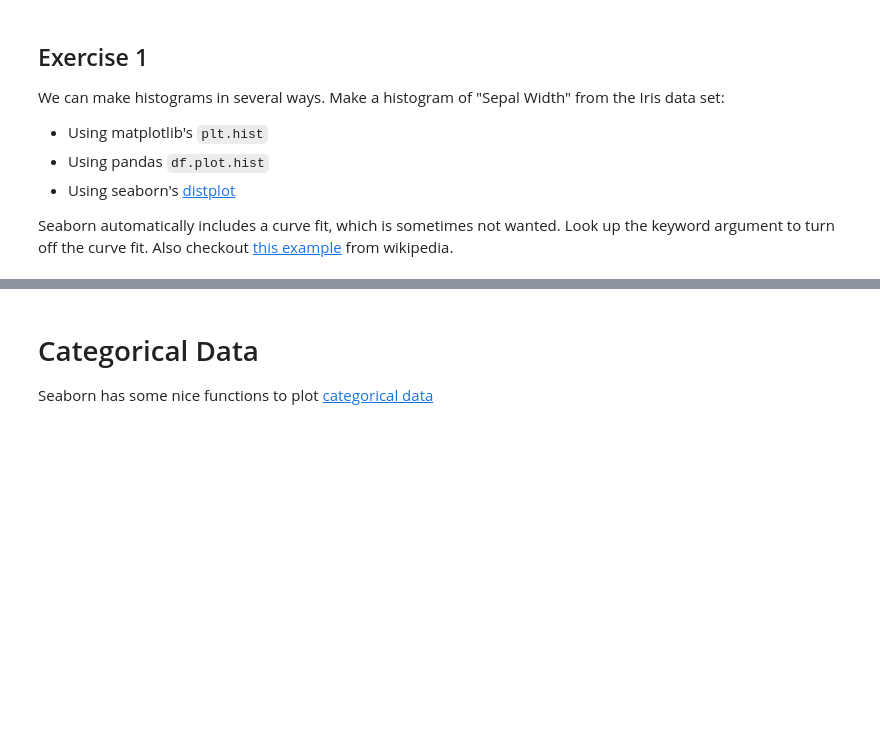
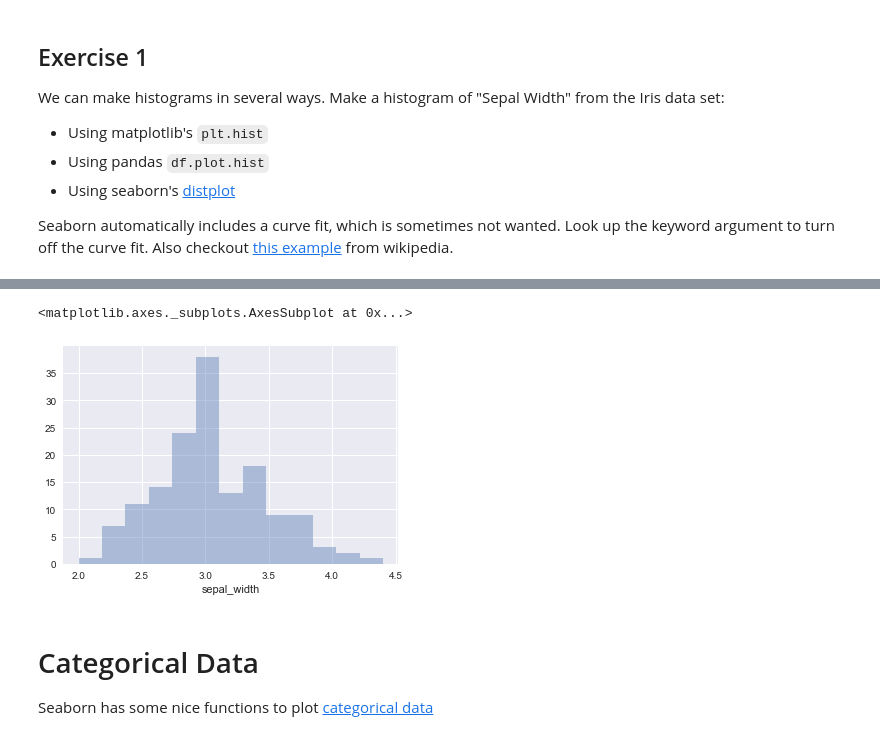
Before and after one commit to jnmbloem/Hans01, a Jupyter notebook: lessons/lesson-05/code/Data Visualization Lab.ipynb, the cells around one changed output, grey strips where cells are left out. Cells and saved outputs as stored; diff of their text form; code cells hidden in the pictures; blank space fills up the shorter version.

```diff
--- a/lessons/lesson-05/code/Data Visualization Lab.ipynb
+++ b/lessons/lesson-05/code/Data Visualization Lab.ipynb
@@ -127,3 +145,13 @@ Seaborn automatically includes a curve fit, which is sometimes not wanted. Look
+# %%
+sns.distplot(df.sepal_width, kde = False, norm_hist = False)
+
+# by default this plot shows on the y-axis norm_hist = true but we want false (we do
+# not want data to be normalized). Also by setting kde = false you remove the
+# density function line. DEfault there is a density line. Finally you can change the number
+# of columns or so-called bins.
+# %% [output]
+<matplotlib.axes._subplots.AxesSubplot at 0x...>
+[figure, added]
 # %% [markdown]
 # Categorical Data
 Seaborn has some nice functions to plot [categorical data](https://stanford.edu/~mwaskom/software/seaborn/tutorial/categorical.html)
```
Also changed, not shown: parts of 12 cells of this notebook, 2 other files.
